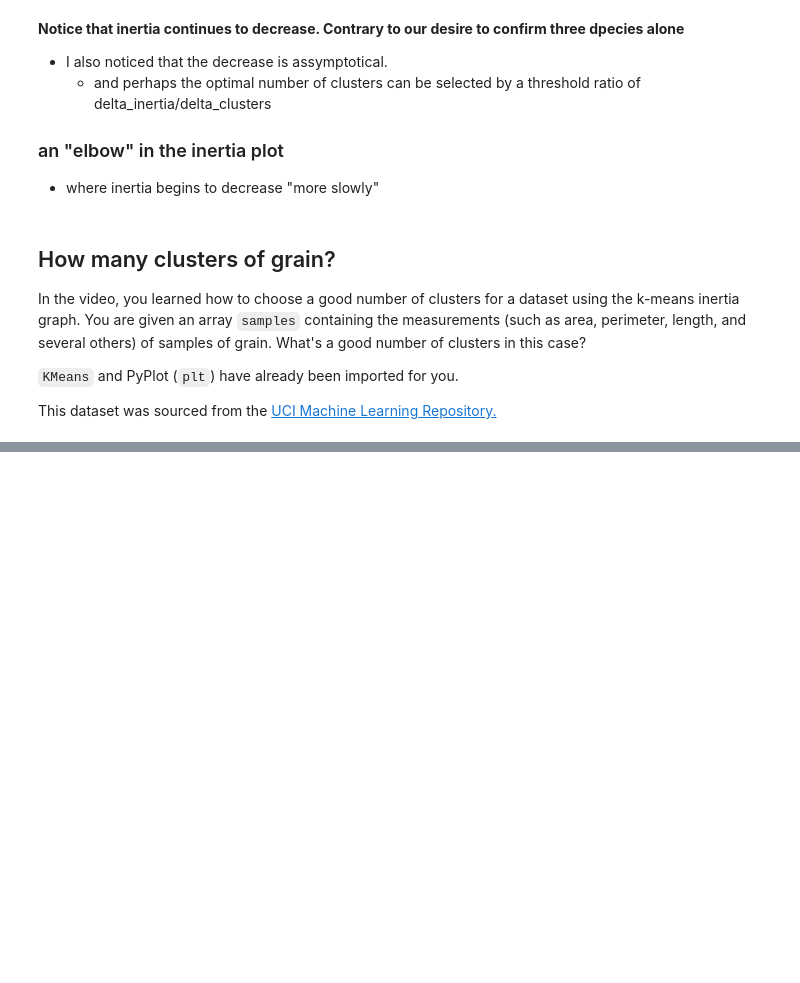
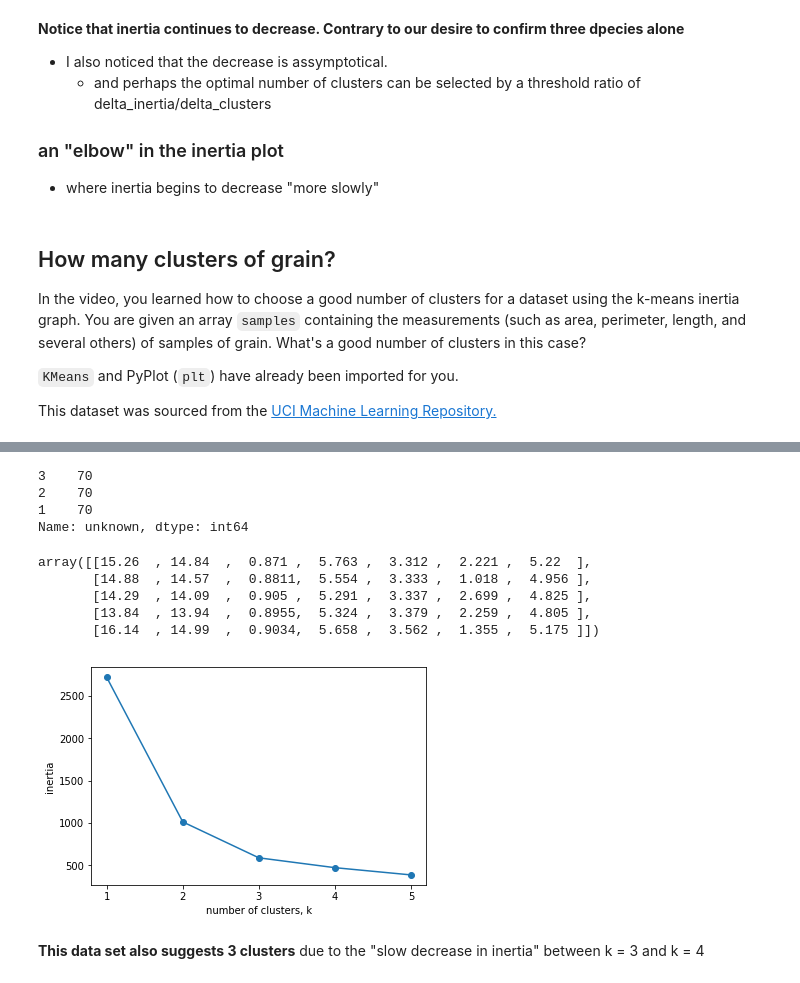
Before and after one commit to paulo-g-martinez/unsupervised-learning-in-python, a Jupyter notebook: unsupervised-learning-in-python.ipynb, the cells around one changed output, grey strips where cells are left out. Drawn from its saved outputs; the diff is of its cells as text; code cells hidden in the pictures; blank space fills up the shorter version.

```diff
--- a/unsupervised-learning-in-python.ipynb
+++ b/unsupervised-learning-in-python.ipynb
@@ -1146,3 +1146,11 @@ In the video, you learned how to choose a good number of clusters for a dataset
 `KMeans` and PyPlot (`plt`) have already been imported for you.
 
 This dataset was sourced from the [UCI Machine Learning Repository.](https://archive.ics.uci.edu/ml/datasets/seeds)
+# %%
+seeds_df = pd.read_csv('data/seeds_dataset.txt',
+            header = None,
+            index_col = None,
+            delim_whitespace=True,
+            names = ['area', 'perimeter', 'compactness', 'kernel_length', 'kernel_width', 'asymmetry_coefficient', 'lenght_of_kernel_groove', 'unknown']
+           )
+seeds_df.head(3)
@@ -1148,0 +1178,40 @@ This dataset was sourced from the [UCI Machine Learning Repository.](https://arc
+# %%
+seeds_df.unknown.value_counts()
+# %% [output]
+3    70
+2    70
+1    70
+Name: unknown, dtype: int64
+# %%
+samples = seeds_df.drop(columns = 'unknown').values
+samples[:5]
+# %% [output]
+array([[15.26  , 14.84  ,  0.871 ,  5.763 ,  3.312 ,  2.221 ,  5.22  ],
+       [14.88  , 14.57  ,  0.8811,  5.554 ,  3.333 ,  1.018 ,  4.956 ],
+       [14.29  , 14.09  ,  0.905 ,  5.291 ,  3.337 ,  2.699 ,  4.825 ],
+       [13.84  , 13.94  ,  0.8955,  5.324 ,  3.379 ,  2.259 ,  4.805 ],
+       [16.14  , 14.99  ,  0.9034,  5.658 ,  3.562 ,  1.355 ,  5.175 ]])
+# %%
+ks = range(1, 6)
+inertias = []
+
+for k in ks:
+    # Create a KMeans instance with k clusters: model
+    model = KMeans(n_clusters=k)
+
+    # Fit model to samples
+    model.fit(samples)
+
+    # Append the inertia to the list of inertias
+    inertias.append(model.inertia_)
+
+# Plot ks vs inertias
+plt.plot(ks, inertias, '-o')
+plt.xlabel('number of clusters, k')
+plt.ylabel('inertia')
+plt.xticks(ks)
+plt.show()
+# %% [output]
+[figure, added]
+# %% [markdown]
+**This data set also suggests 3 clusters** due to the "slow decrease in inertia" between k = 3 and k = 4
```
Also changed, not shown: parts of 31 cells of this notebook.
